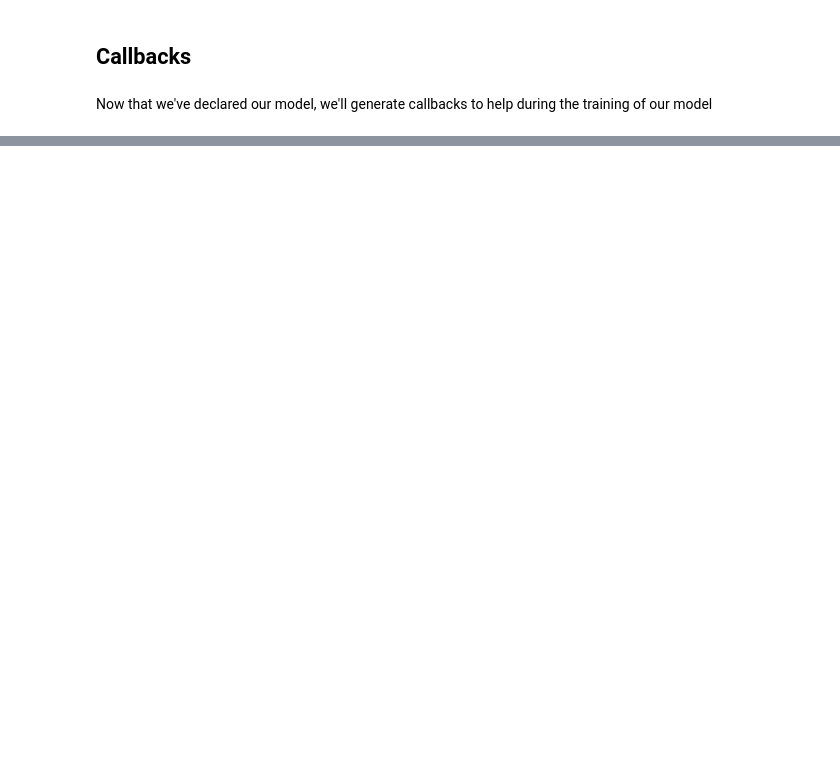
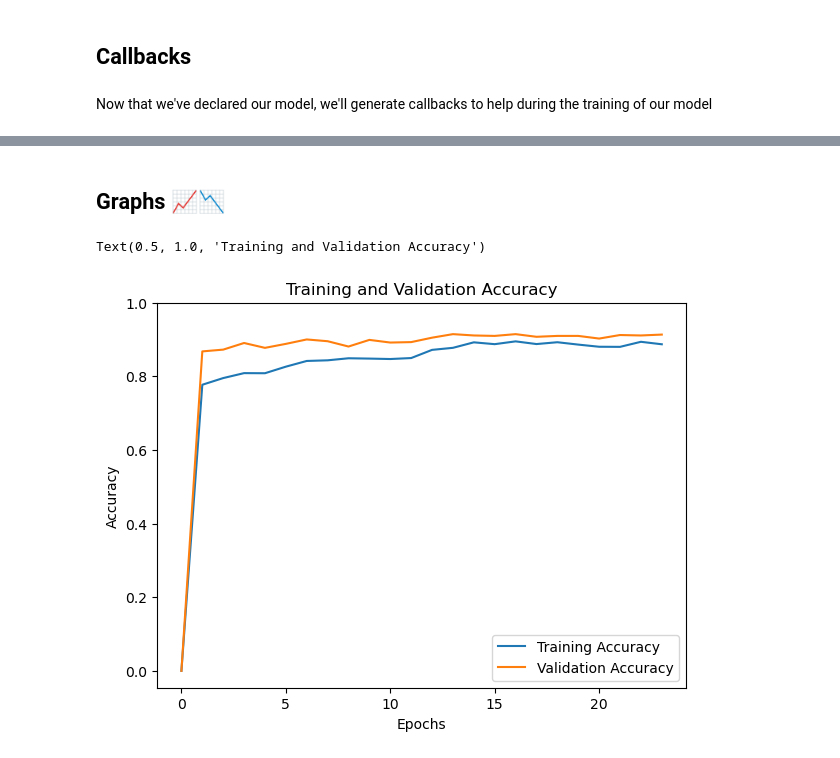
Before and after one commit to jabrahamvm/flower-recognition, a Jupyter notebook: src/training.ipynb, the cells around one changed output, grey strips where cells are left out. Saved outputs shown, nothing was run; the diff lists cells and outputs as text; code cells hidden in the pictures; blank space fills up the shorter version.

```diff
--- a/src/training.ipynb
+++ b/src/training.ipynb
@@ -133,5 +157,5 @@ model.compile(optimizer=tf.keras.optimizers.Adam(lr=starting_lr), loss='categori
 # %% [markdown]
 Now that we've declared our model, we'll generate callbacks to help during the training of our model
 # %%
-early_stop = EarlyStopping(monitor='val_acc', patience=10, verbose=1, restore_best_weights=True)
+early_stop = EarlyStopping(monitor='val_accuracy', patience=10, verbose=1, restore_best_weights=True)
 reduce_lr = ReduceLROnPlateau(monitor='val_loss', factor=0.5, patience=5, verbose=1, min_lr=0.00001)
@@ -137,0 +166,7 @@ reduce_lr = ReduceLROnPlateau(monitor='val_loss', factor=0.5, patience=5, verbos
+# %%
+BATCH_SIZE = 32
+train_size = train_generator.samples
+val_size = val_generator.samples
+epochs = 30
+# %%
+history = model.fit(train_generator, validation_data=val_generator, epochs=epochs, steps_per_epoch=train_size//BATCH_SIZE, validation_steps=val_size//BATCH_SIZE, callbacks=[early_stop, reduce_lr])
@@ -137,0 +191,22 @@ reduce_lr = ReduceLROnPlateau(monitor='val_loss', factor=0.5, patience=5, verbos
+# %% [markdown]
+## Graphs 📈📉
+# %%
+# Plotting the training and validation accuracy and loss
+acc = [0.] + history.history['accuracy']
+val_acc = [0.] + history.history['val_accuracy']
+
+loss = [np.max(history.history['loss'])] + history.history['loss']
+val_loss = [np.max(history.history['val_loss'])] + history.history['val_loss']
+# %%
+plt.figure(figsize=(15, 5))
+plt.subplot(1, 2, 1)
+plt.plot(acc, label='Training Accuracy')
+plt.plot(val_acc, label='Validation Accuracy')
+plt.legend(loc='lower right')
+plt.ylabel('Accuracy')
+plt.xlabel('Epochs')
+plt.ylim([min(plt.ylim()),1])
+plt.title('Training and Validation Accuracy')
+# %% [output]
+Text(0.5, 1.0, 'Training and Validation Accuracy')
+[figure, added]
```
Also changed, not shown: parts of 18 cells of this notebook, 3 other files.
